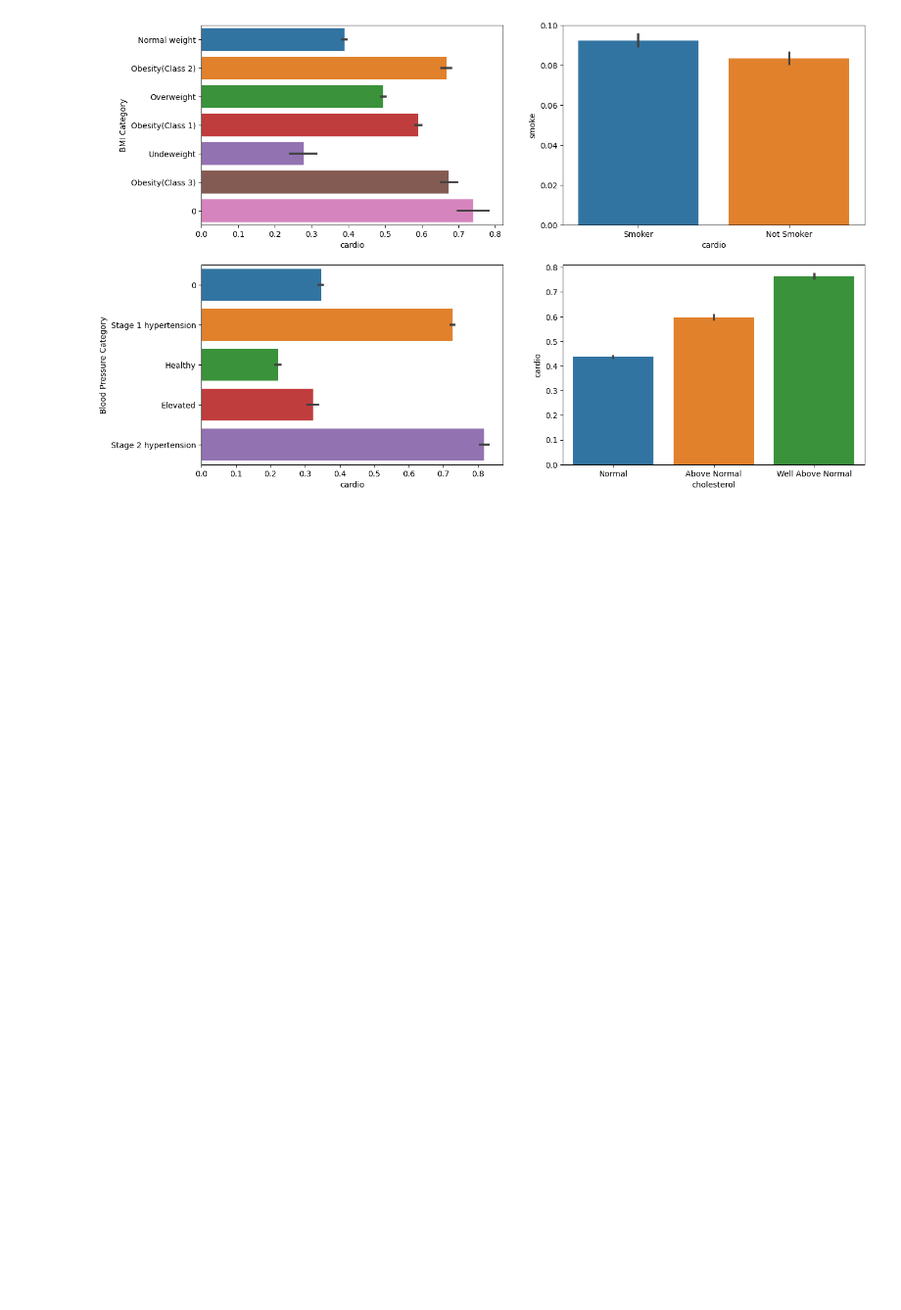
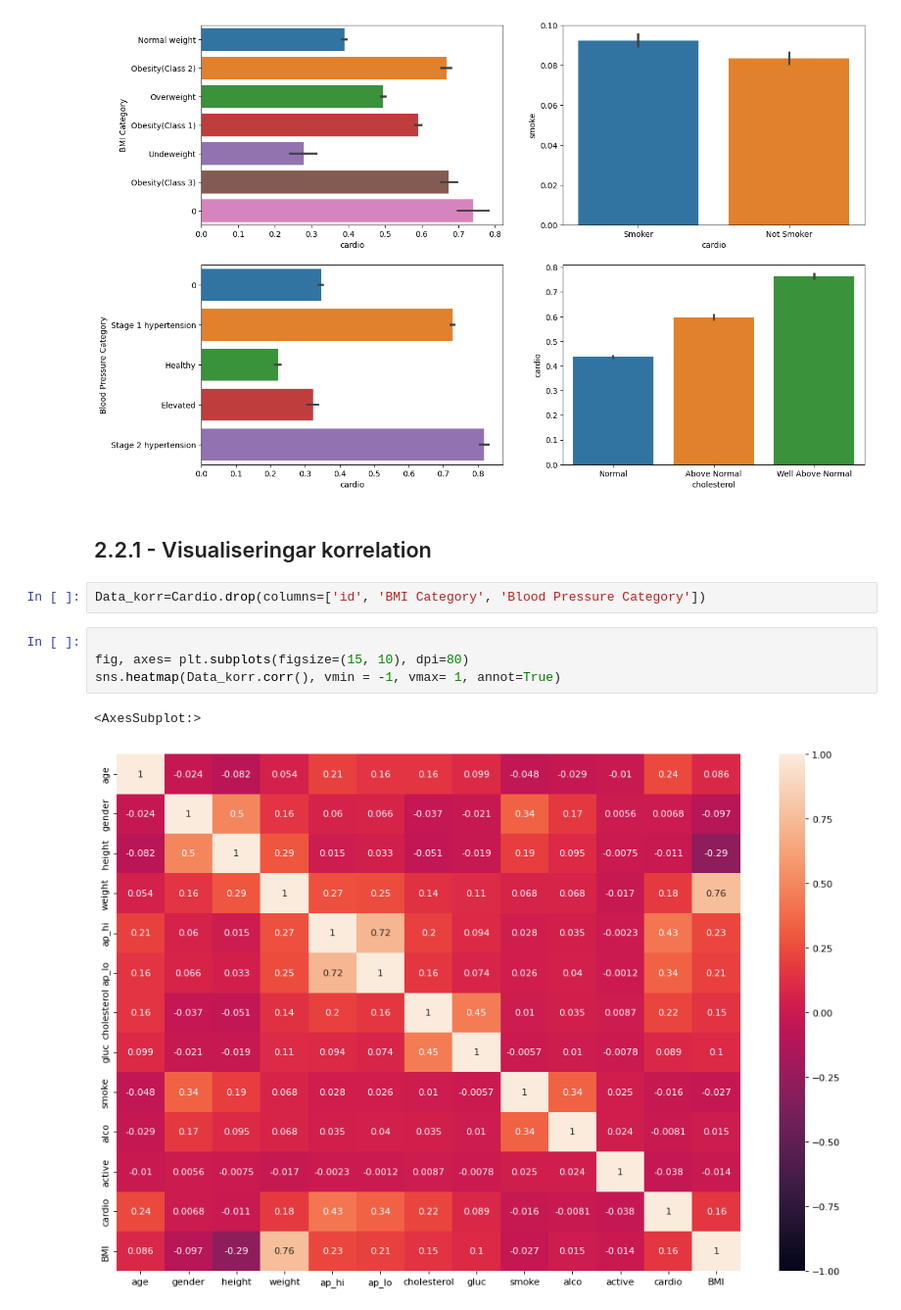
Before and after one commit to AmalDerbali/AmalDerbali-Lab-Machine-Learning, a Jupyter notebook: Disease_prediction.ipynb, the cells around one changed output. Shown at 98% size. Saved outputs shown, nothing was run; the diff lists cells and outputs as text; blank space fills up the shorter version.

```diff
--- a/Disease_prediction.ipynb
+++ b/Disease_prediction.ipynb
@@ -318,3 +318,14 @@ sns.barplot(data=Cardio, x='cholesterol', y='cardio', ax= axes[1,1]).set_xtickla
  Text(1, 0, 'Above Normal'),
  Text(2, 0, 'Well Above Normal')]
 [figure]
+# %% [markdown]
+## 2.2.1 - Visualiseringar korrelation
+# %%
+Data_korr=Cardio.drop(columns=['id', 'BMI Category', 'Blood Pressure Category'])
+# %%
+
+fig, axes= plt.subplots(figsize=(15, 10), dpi=80)
+sns.heatmap(Data_korr.corr(), vmin = -1, vmax= 1, annot=True)
+# %% [output]
+<AxesSubplot:>
+[figure, added]
```
Also changed, not shown: parts of 1 cell of this notebook.
